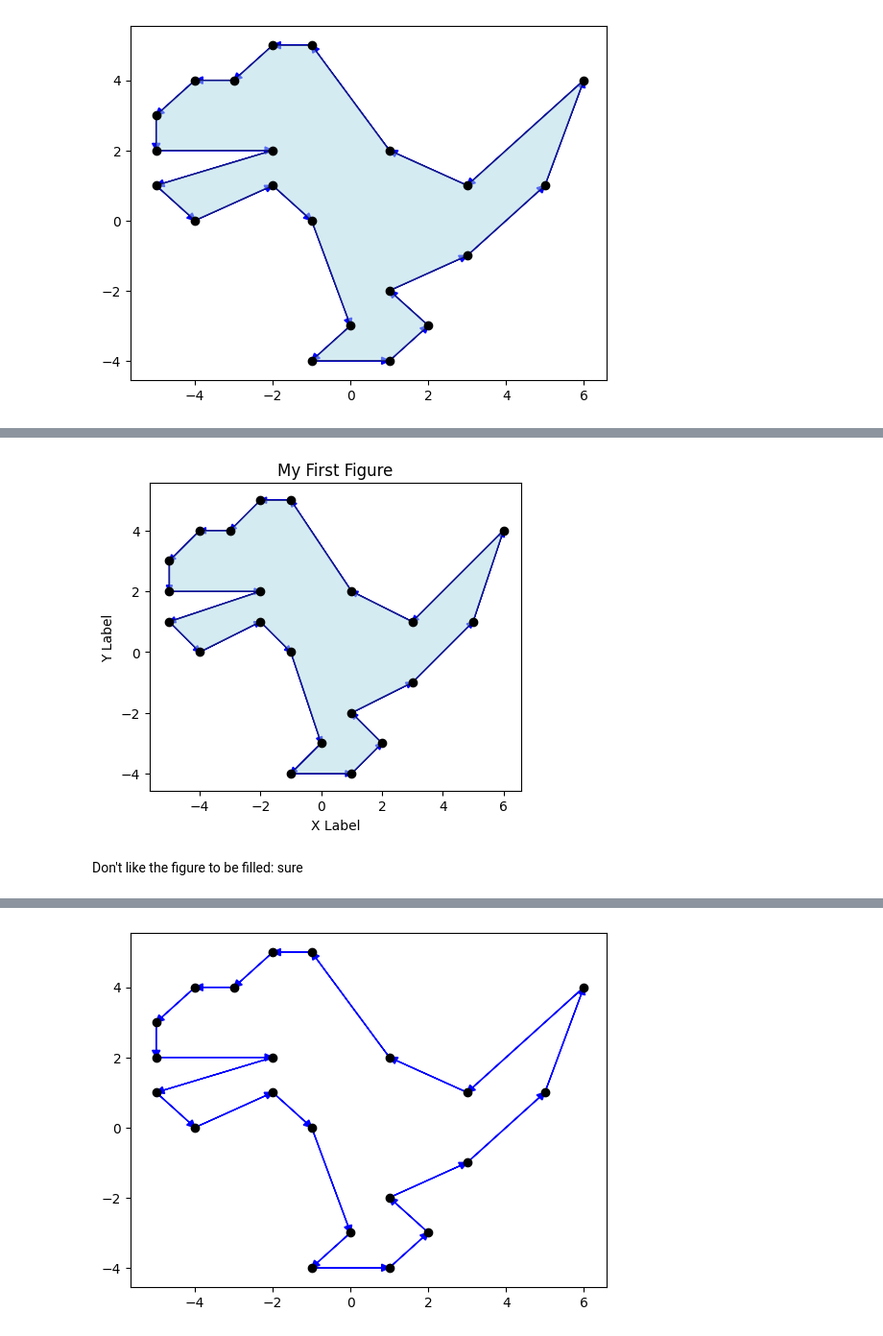
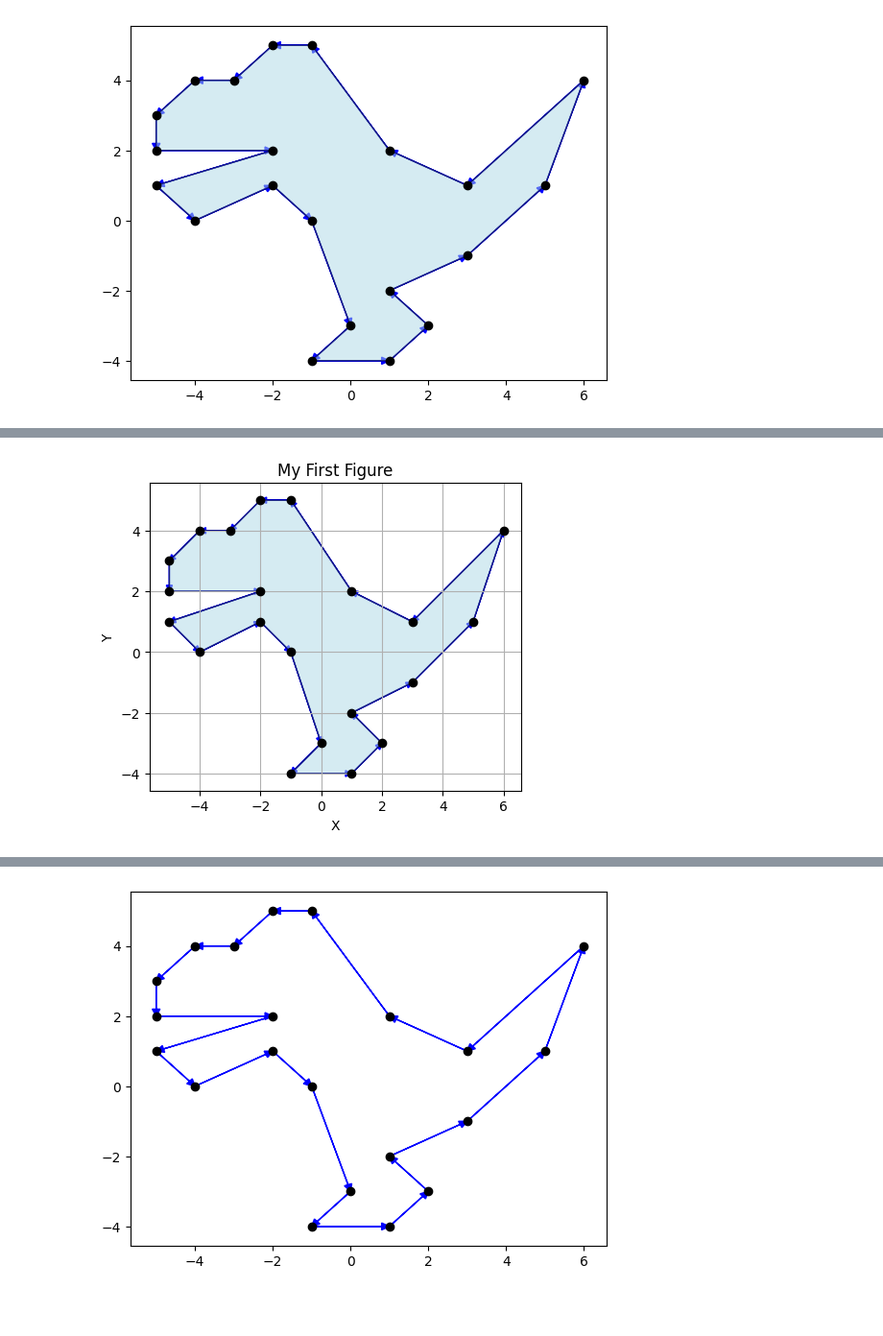
Before and after one commit to Kislovskiy/ChartCraftHub, a Jupyter notebook: src/chartcrafthub/chapter_2_0.ipynb, the cells around one changed output, grey strips where cells are left out. Shown at 96% size. Drawn from its saved outputs; the diff is of its cells as text; code cells hidden in the pictures; blank space fills up the shorter version.

```diff
--- a/src/chartcrafthub/chapter_2_0.ipynb
+++ b/src/chartcrafthub/chapter_2_0.ipynb
@@ -74,14 +80,12 @@ Look how easy it is:
 # %%
 fig.set_size_inches((5, 5))
 
-ax.set_xlabel("X Label")
+ax.set_xlabel("X")
 ax.set_aspect("equal")
-ax.set_ylabel("Y Label")
+ax.set_ylabel("Y")
 ax.set_title("My First Figure")
+ax.grid(True)
 
 fig.get_figure()
 # %% [output]
-[figure, old version]
+[figure, new version]
-# %% [markdown]
-Don't like the figure to be filled:
-sure
```
Also changed, not shown: parts of 21 cells of this notebook, 2 other files.
